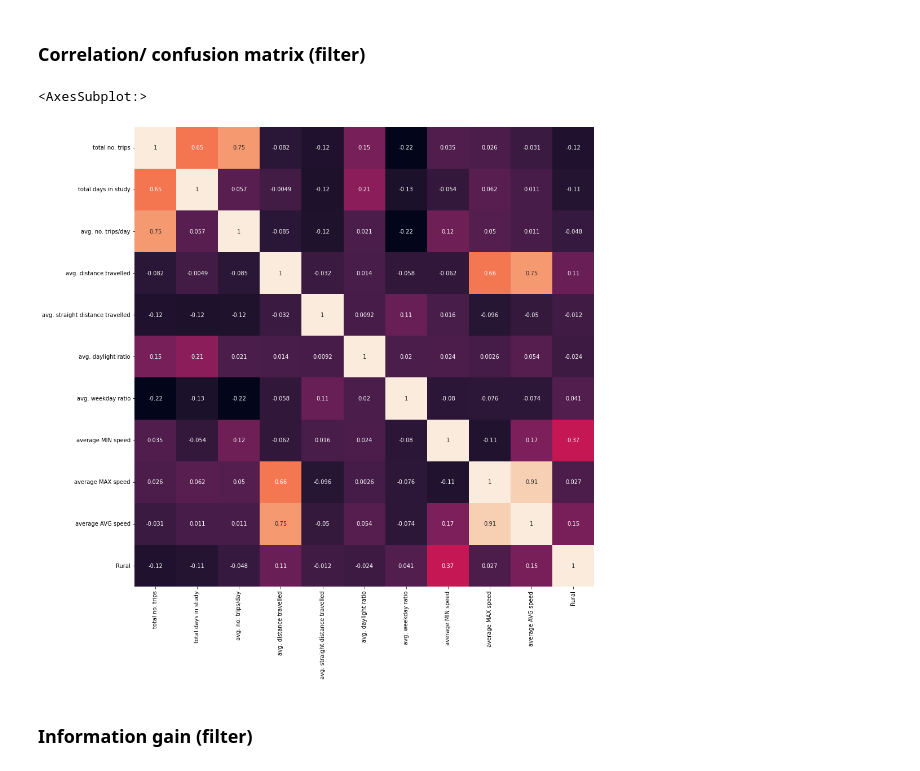
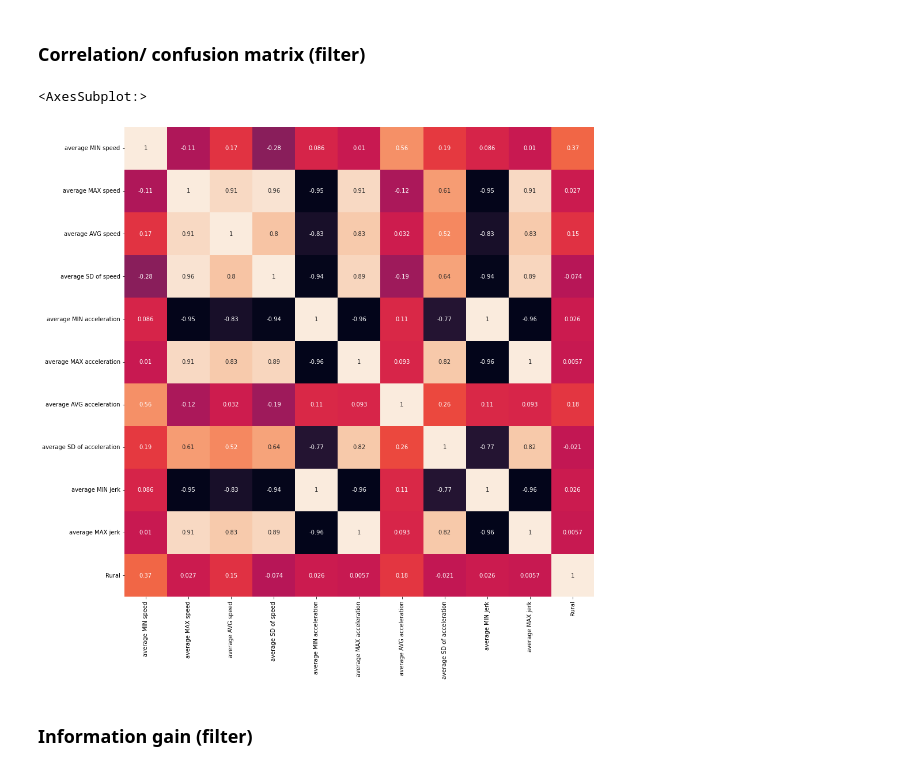
Before and after one commit to maria-jl/DRIVES-rural-urban, a Jupyter notebook: driving correlations (machine learning)/7. rural urban_driving MODELS.ipynb, the cells around one changed output. Saved outputs shown, nothing was run; the diff lists cells and outputs as text; code cells hidden in the pictures.

```diff
--- a/driving correlations (machine learning)/7. rural urban_driving MODELS.ipynb
+++ b/driving correlations (machine learning)/7. rural urban_driving MODELS.ipynb
@@ -48,0 +53,2 @@ rf = RandomForestClassifier(class_weight = 'balanced', n_estimators = 150, rando
+# %%
+X = X.drop(columns = ["total no. trips", "total days in study"])
@@ -48,0 +57,4 @@ rf = RandomForestClassifier(class_weight = 'balanced', n_estimators = 150, rando
+# %%
+X = X.drop(columns = ["max. distance from home", "max. distance/trip", "radius of gyration", "no. unique locations"])
+
+X2 = X ### copy that will be used for stat analysis!
@@ -51,14 +69,14 @@ rf = RandomForestClassifier(class_weight = 'balanced', n_estimators = 150, rando
 # %%
 ## simply computes the linear correlation between every two variables in the provided dataset,
 ## where 0 = no correlation (completely independent) and 1 = full linear correlation (completely dependent)
 
 plt.figure(figsize = (20, 15))
-sns.heatmap(pd.concat([X.iloc[:, :10], y], axis = 1).corr(), annot = True, cbar = False, square = True)
+sns.heatmap(pd.concat([X.iloc[:, 5:15], y], axis = 1).corr(), annot = True, cbar = False, square = True)
 
 # iloc is used to visualize desired sections of the matrix, since there are too many features right now to visualize the entire set clearly
 # %% [output]
 <AxesSubplot:>
-[figure, old version]
+[figure, new version]
 # %% [markdown]
 ### Information gain (filter)
 # %%
```
Also changed, not shown: parts of 61 cells of this notebook.
